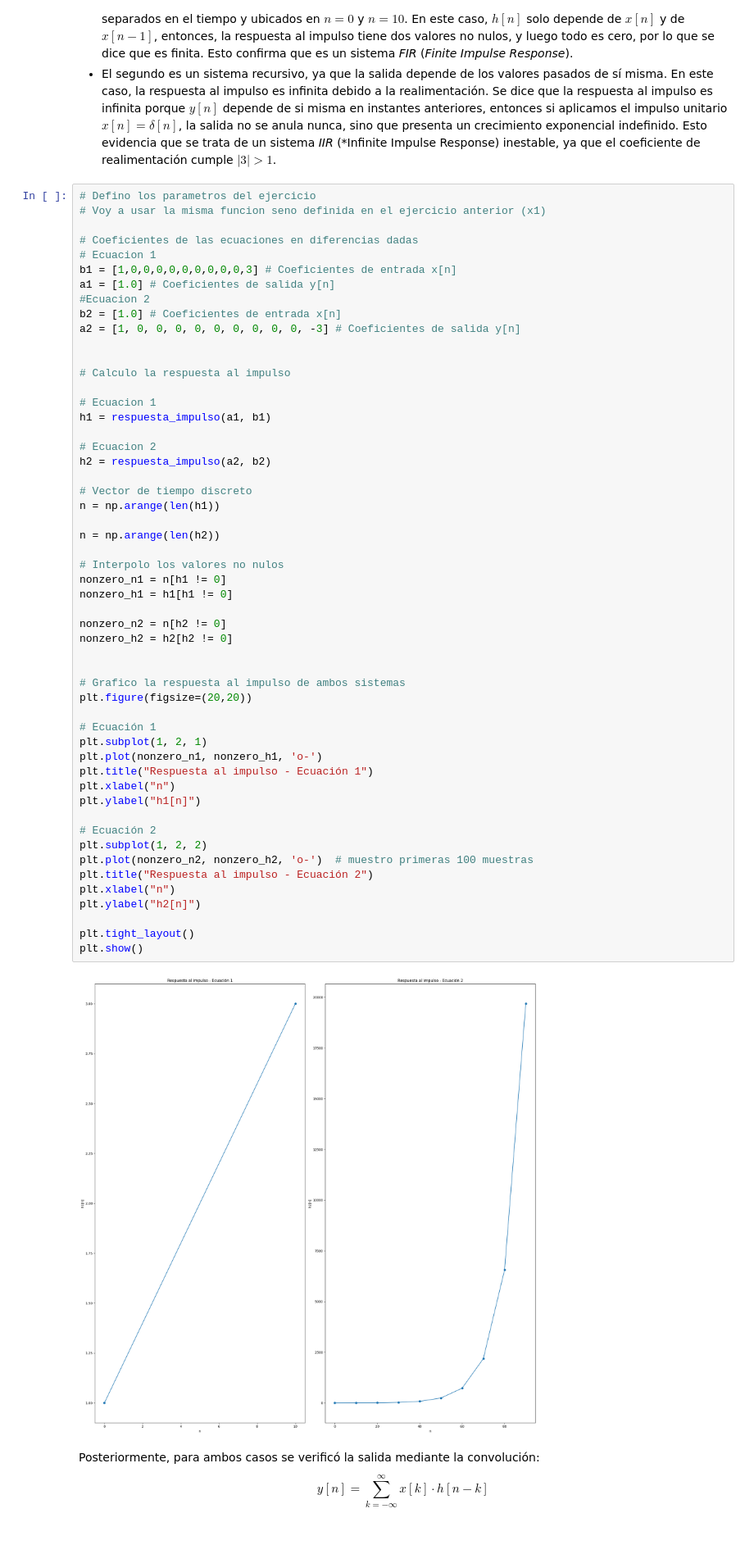
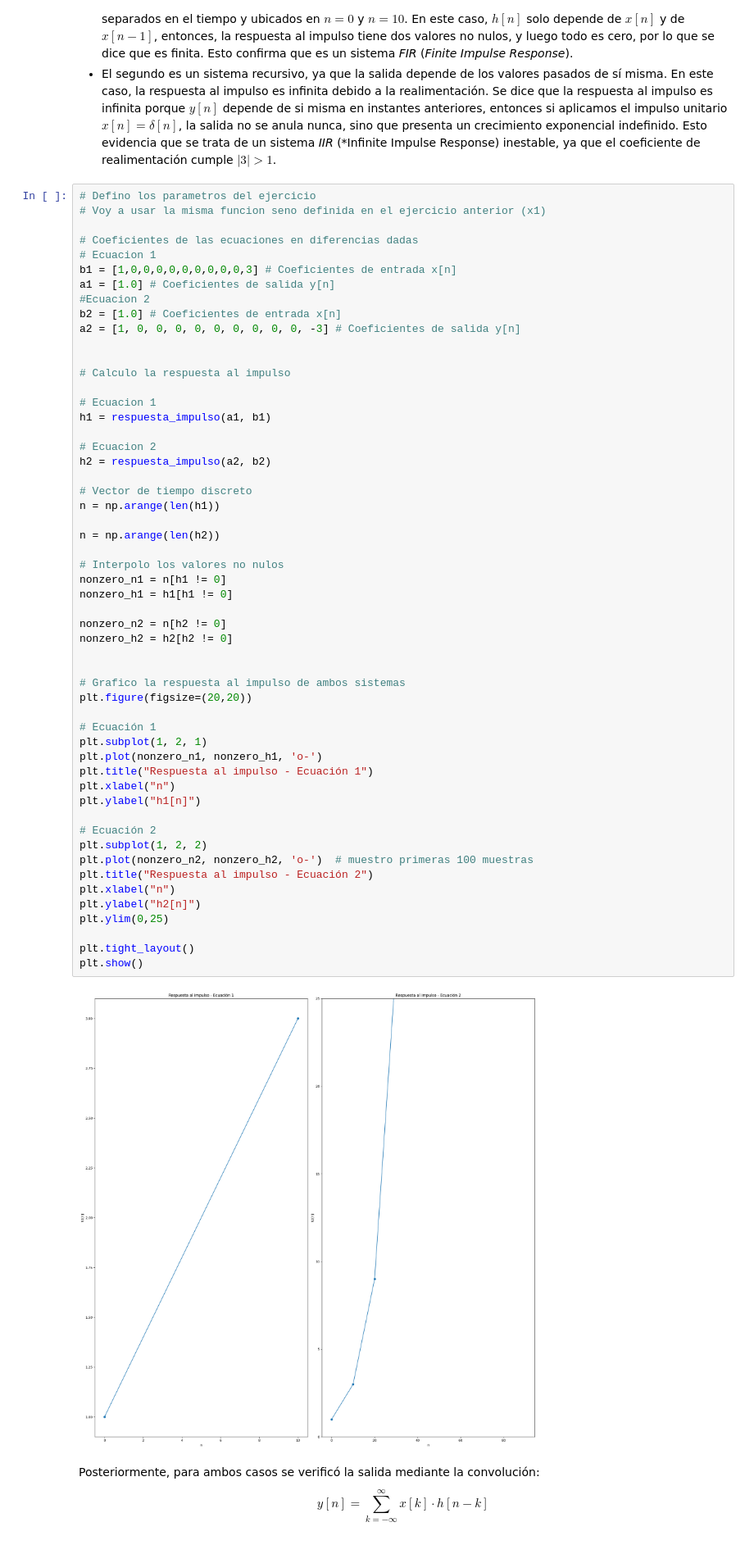
Before and after one commit to Catalina-git/APS, a Jupyter notebook: Tareas Semanales/TP2 - Sistemas Lineales e Invariantes en el tiempo/TS2.ipynb, the cells around one changed output. Shown at 82% size. Saved outputs shown, nothing was run; the diff lists cells and outputs as text.

```diff
--- a/Tareas Semanales/TP2 - Sistemas Lineales e Invariantes en el tiempo/TS2.ipynb
+++ b/Tareas Semanales/TP2 - Sistemas Lineales e Invariantes en el tiempo/TS2.ipynb
@@ -562,34 +562,35 @@ n = np.arange(len(h1))
 n = np.arange(len(h2))
 
 # Interpolo los valores no nulos
 nonzero_n1 = n[h1 != 0]
 nonzero_h1 = h1[h1 != 0]
 
 nonzero_n2 = n[h2 != 0]
 nonzero_h2 = h2[h2 != 0]
 
 
 # Grafico la respuesta al impulso de ambos sistemas
 plt.figure(figsize=(20,20))
 
 # Ecuación 1
 plt.subplot(1, 2, 1)
 plt.plot(nonzero_n1, nonzero_h1, 'o-')
 plt.title("Respuesta al impulso - Ecuación 1")
 plt.xlabel("n")
 plt.ylabel("h1[n]")
 
 # Ecuación 2
 plt.subplot(1, 2, 2)
 plt.plot(nonzero_n2, nonzero_h2, 'o-')  # muestro primeras 100 muestras
 plt.title("Respuesta al impulso - Ecuación 2")
 plt.xlabel("n")
 plt.ylabel("h2[n]")
+plt.ylim(0,25)
 
 plt.tight_layout()
 plt.show()
 # %% [output]
-[figure, old version]
+[figure, new version]
 # %% [markdown]
 Posteriormente, para ambos casos se verificó la salida mediante la convolución:
 $$
```
Also changed, not shown: parts of 1 cell of this notebook.
